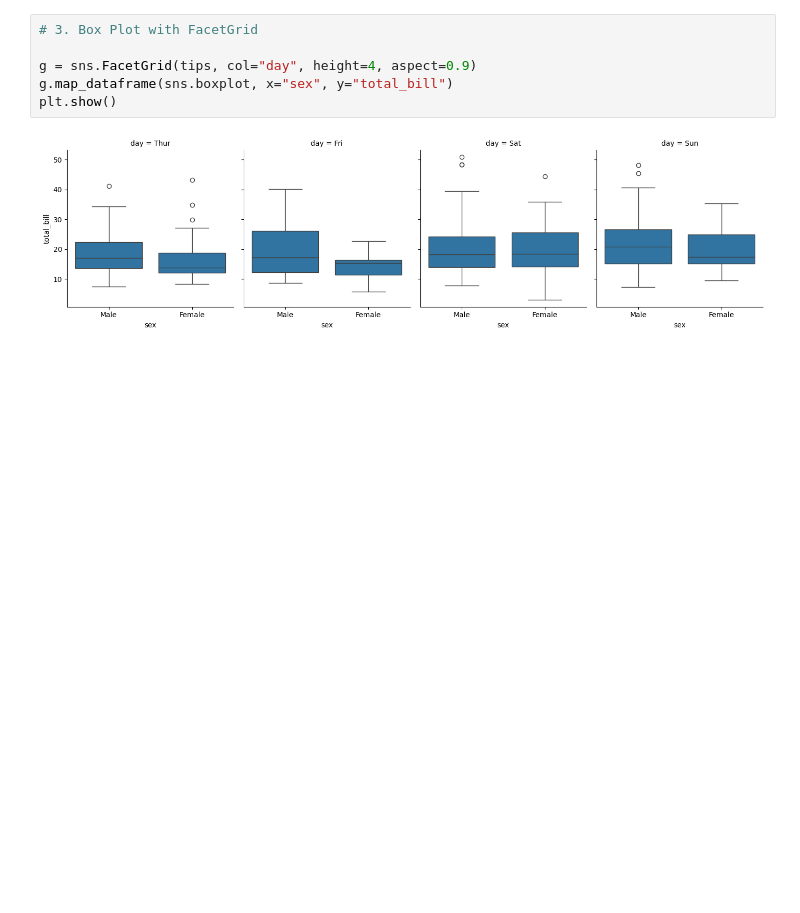
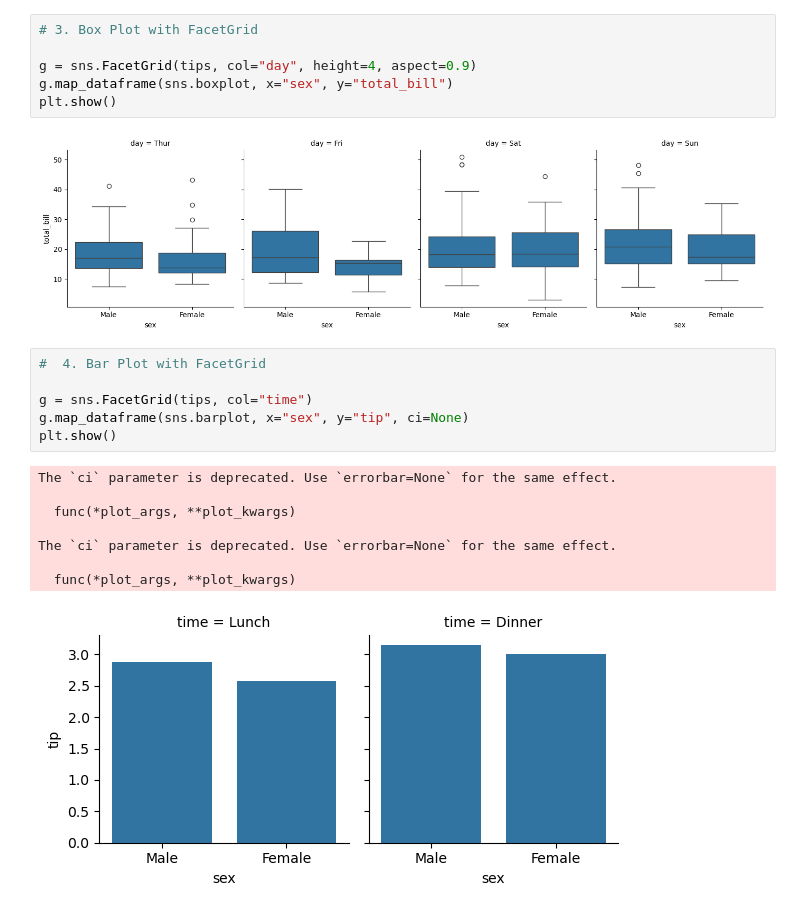
Before and after one commit to EesaYousuf/computer_vision, a Jupyter notebook: Statistical Data Visualization/FacetGrid.ipynb, the cells around one changed output. Saved outputs shown, nothing was run; the diff lists cells and outputs as text; blank space fills up the shorter version.

Commit message:
bar_plot

```diff
--- a/Statistical Data Visualization/FacetGrid.ipynb
+++ b/Statistical Data Visualization/FacetGrid.ipynb
@@ -31,3 +31,18 @@ g.map_dataframe(sns.boxplot, x="sex", y="total_bill")
 plt.show()
 # %% [output]
 [figure]
+# %%
+#  4. Bar Plot with FacetGrid
+
+g = sns.FacetGrid(tips, col="time")
+g.map_dataframe(sns.barplot, x="sex", y="tip", ci=None)
+plt.show()
+# %% [output]
+The `ci` parameter is deprecated. Use `errorbar=None` for the same effect.
+
+  func(*plot_args, **plot_kwargs)
+
+The `ci` parameter is deprecated. Use `errorbar=None` for the same effect.
+
+  func(*plot_args, **plot_kwargs)
+[figure, added]
```
